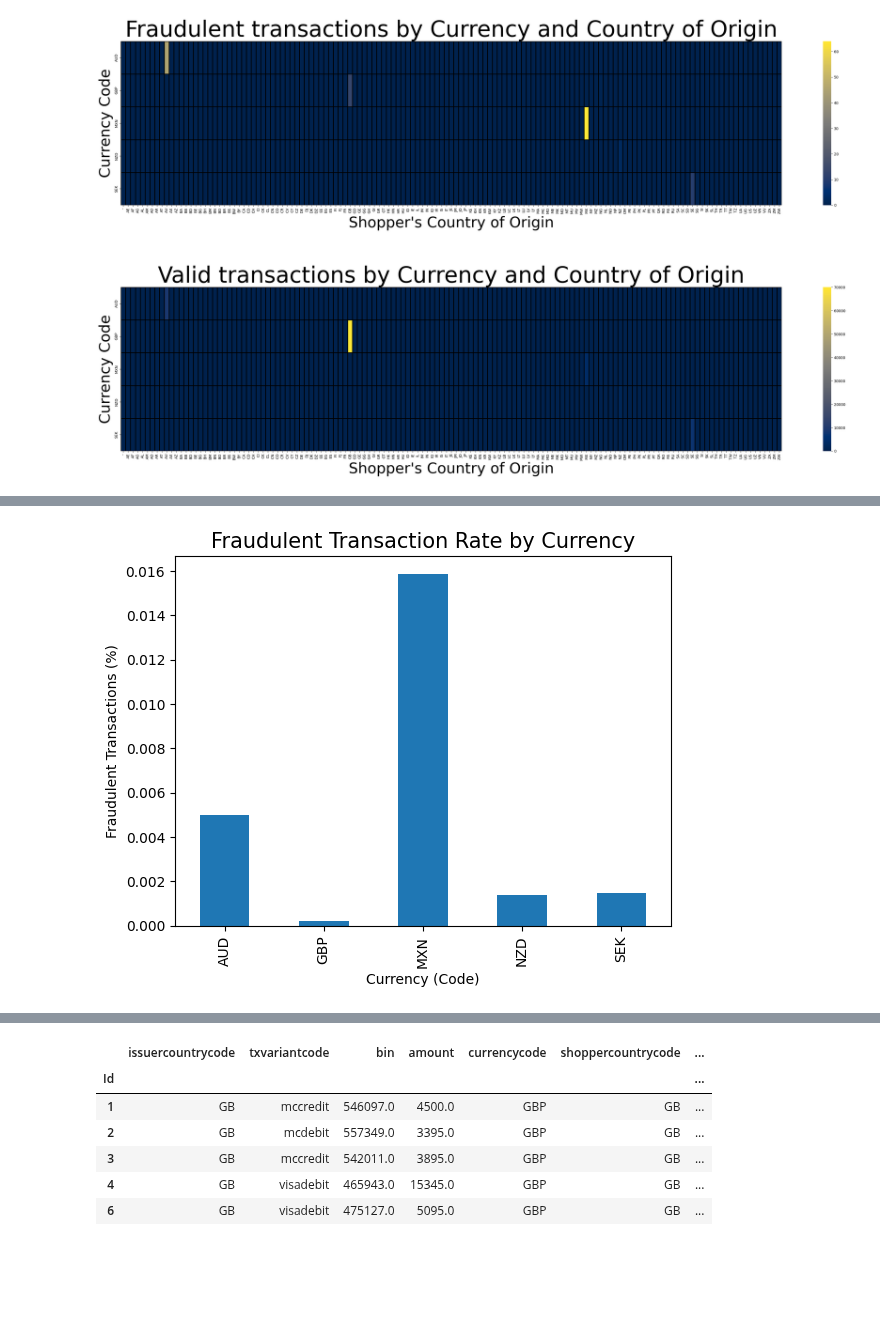
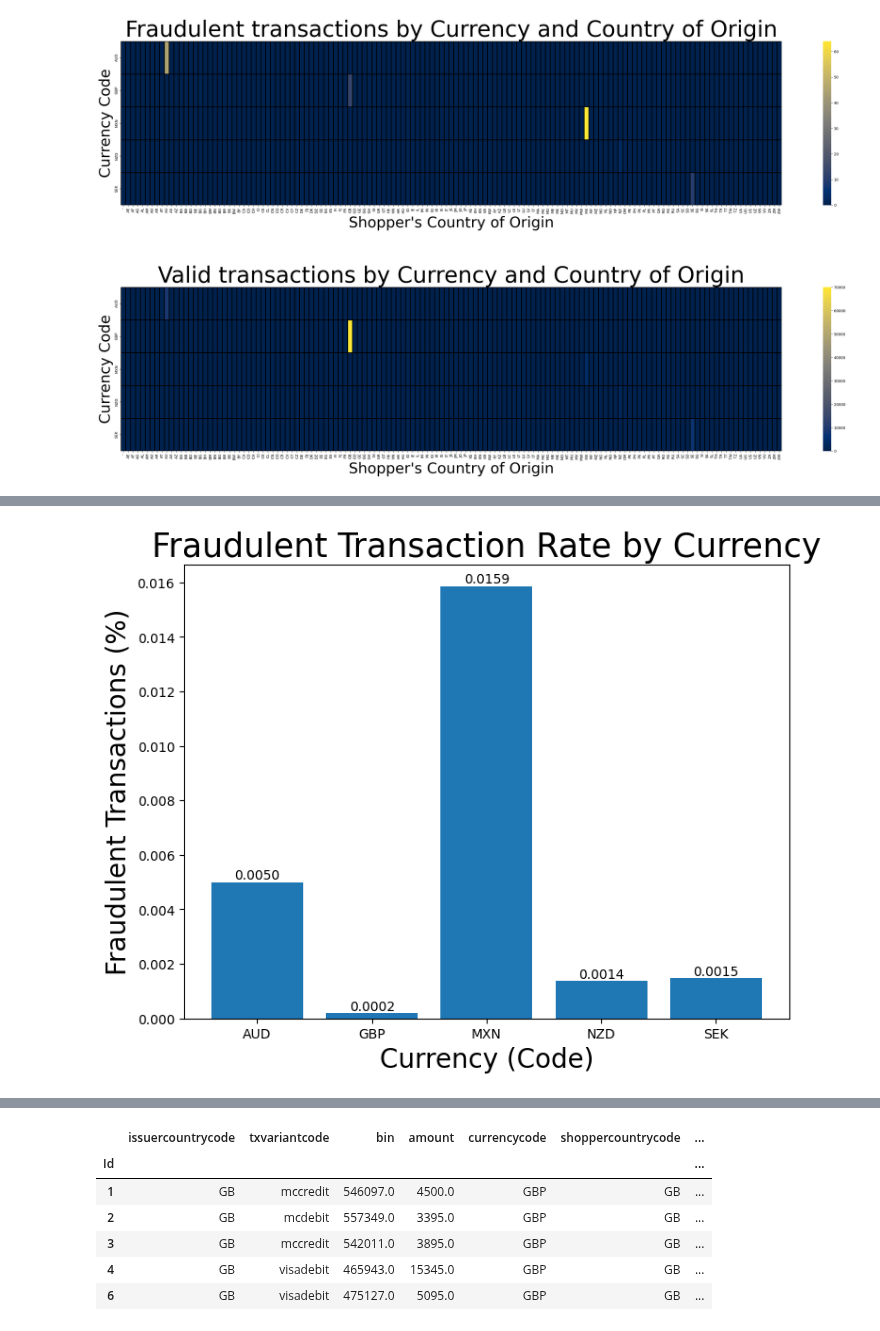
Before and after one commit to kbaran1998/CS4035-cyber-data, a Jupyter notebook: lab1/Lab1.ipynb, the cells around one changed output, grey strips where cells are left out. Drawn from its saved outputs; the diff is of its cells as text; code cells hidden in the pictures; blank space fills up the shorter version.

```diff
--- a/lab1/Lab1.ipynb
+++ b/lab1/Lab1.ipynb
@@ -241,9 +234,13 @@ plt.show()
 # %%
 # Group by currency type and plot the mean of the label
-train_data_df.groupby('currencycode')['label'].mean().plot(kind='bar')
-plt.title('Fraudulent Transaction Rate by Currency', fontsize=15)
-plt.ylabel('Fraudulent Transactions (%)')
-plt.xlabel('Currency (Code)')
+fig = plt.figure()
+ax = fig.add_axes([0,0,1,1])
+mean_fraud = train_data_df.groupby('currencycode')['label'].mean()
+bars_rects = ax.bar(mean_fraud.index, mean_fraud.values)
+ax.set_ylabel('Fraudulent Transactions (%)', fontsize=20)
+ax.set_xlabel('Currency (Code)', fontsize=20)
+ax.set_title('Fraudulent Transaction Rate by Currency', fontsize=25)
+autolabel(bars_rects, ax)
 plt.show()
 # %% [output]
-[figure, old version]
+[figure, new version]
```
Also changed, not shown: parts of 19 cells of this notebook.
